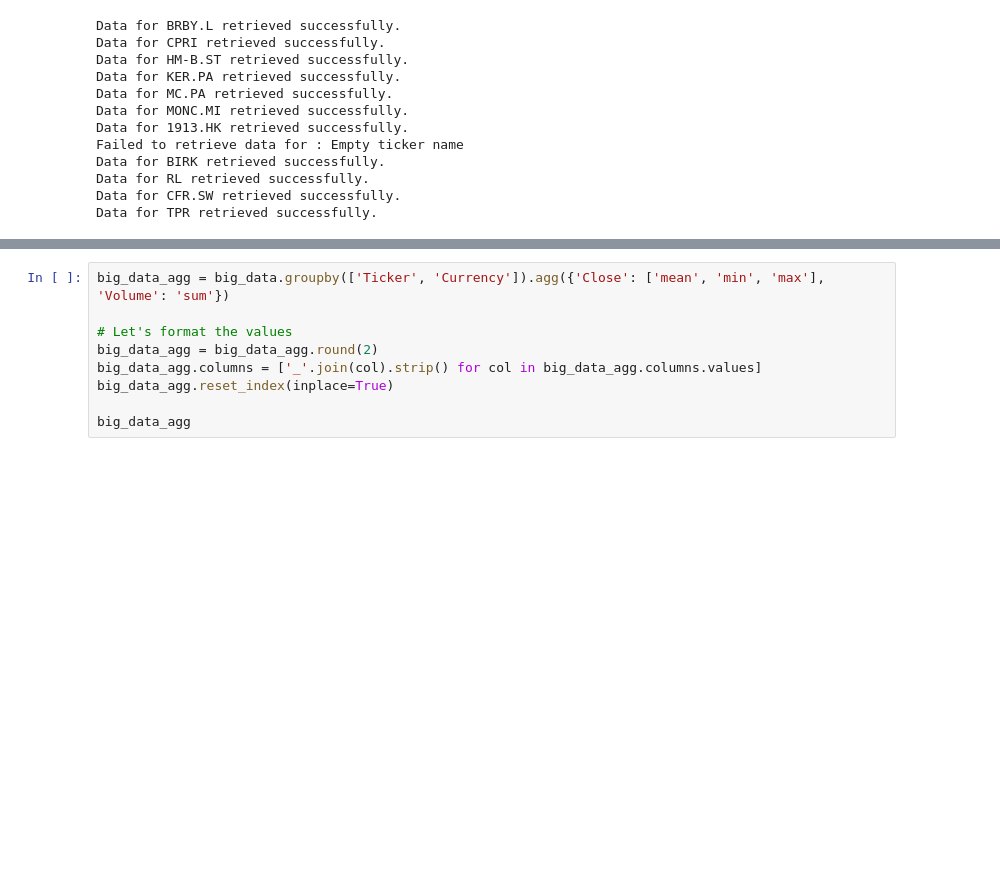
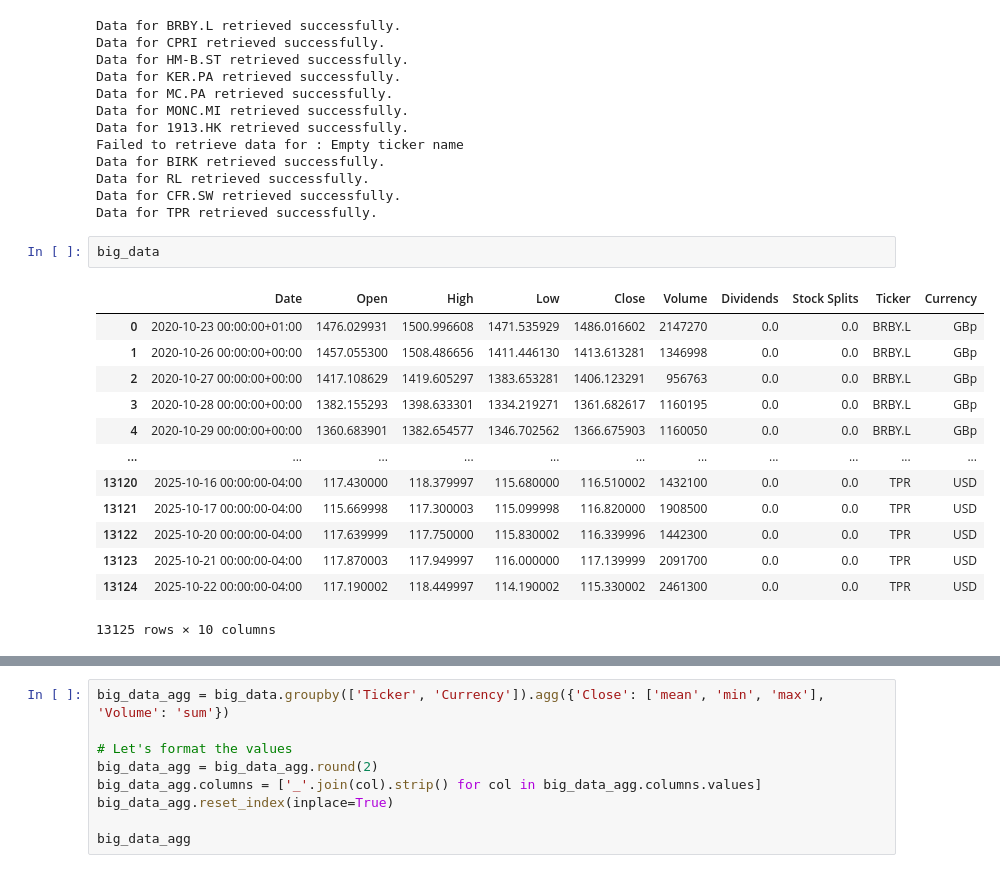
Before and after one commit to gabigens/project-week-3, a Jupyter notebook: MiniPro3-complete-code.ipynb, the cells around one changed output, grey strips where cells are left out. Cells and saved outputs as stored; diff of their text form; blank space fills up the shorter version.

```diff
--- a/MiniPro3-complete-code.ipynb
+++ b/MiniPro3-complete-code.ipynb
@@ -270,3 +270,19 @@ Data for BIRK retrieved successfully.
 Data for RL retrieved successfully.
 Data for CFR.SW retrieved successfully.
 Data for TPR retrieved successfully.
+# %%
+big_data
+# %% [output]
+|  | Date | Open | High | Low | Close | Volume | Dividends | Stock Splits | Ticker | Currency |
+| 0 | 2020-10-23 00:00:00+01:00 | 1476.029931 | 1500.996608 | 1471.535929 | 1486.016602 | 2147270 | 0.0 | 0.0 | BRBY.L | GBp |
+| 1 | 2020-10-26 00:00:00+00:00 | 1457.055300 | 1508.486656 | 1411.446130 | 1413.613281 | 1346998 | 0.0 | 0.0 | BRBY.L | GBp |
+| 2 | 2020-10-27 00:00:00+00:00 | 1417.108629 | 1419.605297 | 1383.653281 | 1406.123291 | 956763 | 0.0 | 0.0 | BRBY.L | GBp |
+| 3 | 2020-10-28 00:00:00+00:00 | 1382.155293 | 1398.633301 | 1334.219271 | 1361.682617 | 1160195 | 0.0 | 0.0 | BRBY.L | GBp |
+| 4 | 2020-10-29 00:00:00+00:00 | 1360.683901 | 1382.654577 | 1346.702562 | 1366.675903 | 1160050 | 0.0 | 0.0 | BRBY.L | GBp |
+| ... | ... | ... | ... | ... | ... | ... | ... | ... | ... | ... |
+| 13120 | 2025-10-16 00:00:00-04:00 | 117.430000 | 118.379997 | 115.680000 | 116.510002 | 1432100 | 0.0 | 0.0 | TPR | USD |
+| 13121 | 2025-10-17 00:00:00-04:00 | 115.669998 | 117.300003 | 115.099998 | 116.820000 | 1908500 | 0.0 | 0.0 | TPR | USD |
+| 13122 | 2025-10-20 00:00:00-04:00 | 117.639999 | 117.750000 | 115.830002 | 116.339996 | 1442300 | 0.0 | 0.0 | TPR | USD |
+| 13123 | 2025-10-21 00:00:00-04:00 | 117.870003 | 117.949997 | 116.000000 | 117.139999 | 2091700 | 0.0 | 0.0 | TPR | USD |
+| 13124 | 2025-10-22 00:00:00-04:00 | 117.190002 | 118.449997 | 114.190002 | 115.330002 | 2461300 | 0.0 | 0.0 | TPR | USD |
+13125 rows × 10 columns
```
Also changed, not shown: parts of 5 cells of this notebook.
